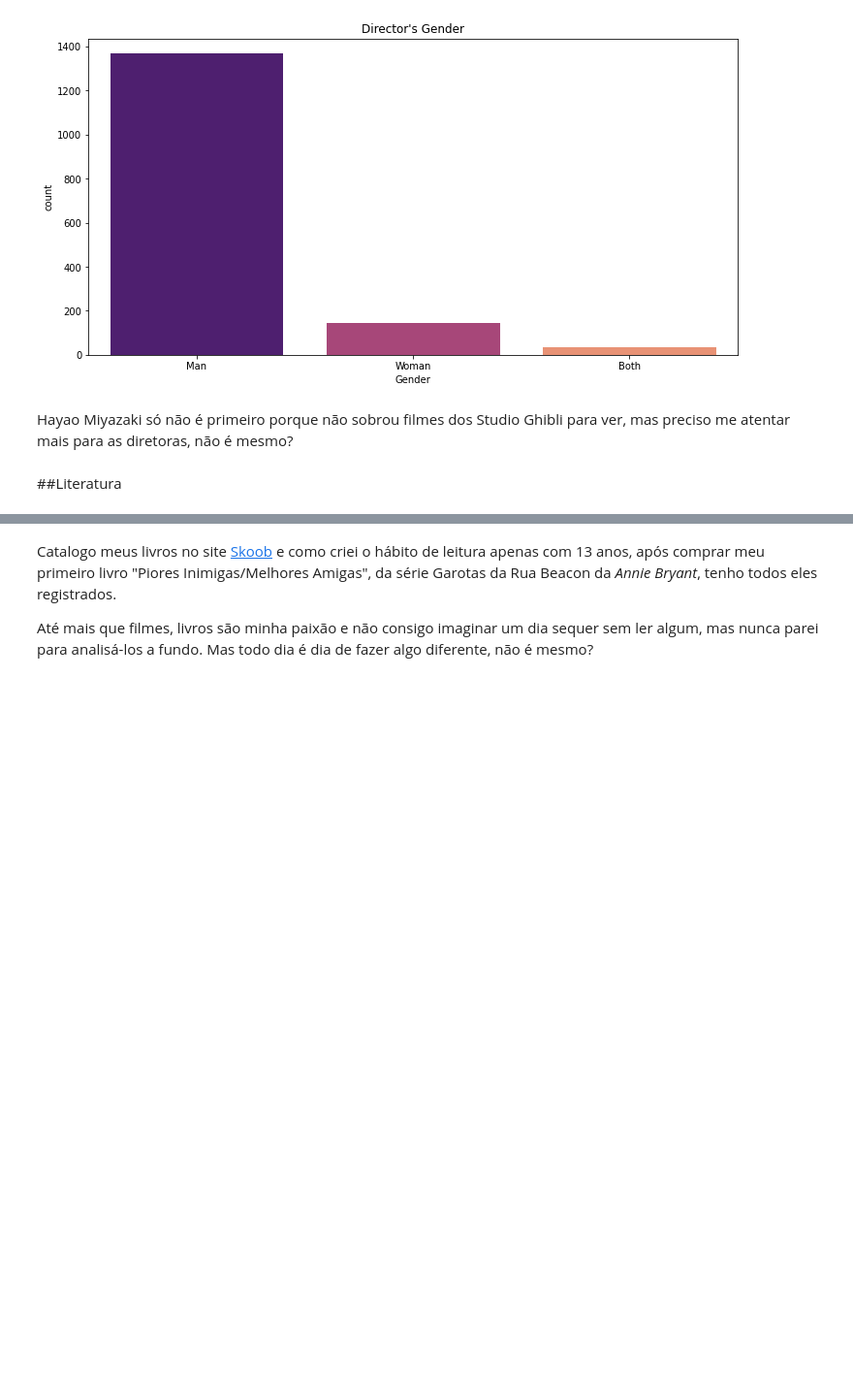
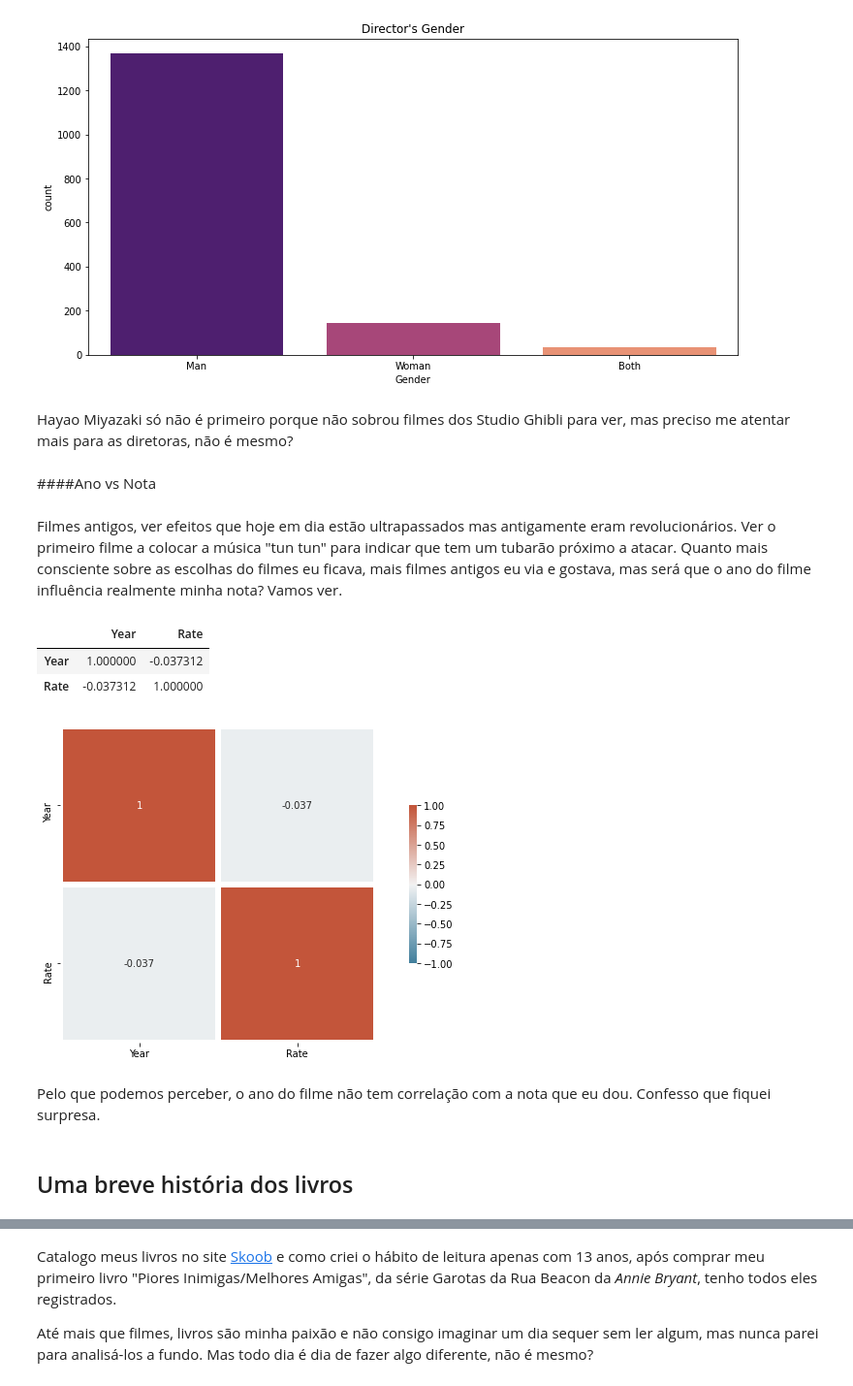
Before and after one commit to fernandarrios/desafio, a Jupyter notebook: Filme_e_Literatura.ipynb, the cells around one changed output, grey strips where cells are left out. Shown at 97% size. Cells and saved outputs as stored; diff of their text form; code cells hidden in the pictures; blank space fills up the shorter version.

```diff
--- a/Filme_e_Literatura.ipynb
+++ b/Filme_e_Literatura.ipynb
@@ -186,8 +193,28 @@ plt.show()
 [figure]
 # %% [markdown]
 Hayao Miyazaki só não é primeiro porque não sobrou filmes dos Studio Ghibli para ver, mas preciso me atentar mais para as diretoras, não é mesmo?
-# %% [markdown]
-##Literatura
+# %% [markdown]
+####Ano vs Nota
+# %% [markdown]
+Filmes antigos, ver efeitos que hoje em dia estão ultrapassados mas antigamente eram revolucionários. Ver o primeiro filme a colocar a música "tun tun" para indicar que tem um tubarão próximo a atacar. Quanto mais consciente sobre as escolhas do filmes eu ficava, mais filmes antigos eu via e gostava, mas será que o ano do filme influência realmente minha nota? Vamos ver.
+# %%
+corr = df_movie.loc[:, 'Year': 'Rate'].corr()
+corr
+# %% [output]
+|  | Year | Rate |
+| Year | 1.000000 | -0.037312 |
+| Rate | -0.037312 | 1.000000 |
+# %%
+plt.figure(figsize=(12,6))
+cmap = sns.diverging_palette(230, 20, as_cmap = True)
+sns.heatmap(corr, cmap=cmap, center=0, vmin=-1, vmax=1, annot=True, square=True, linewidths=5, cbar_kws={'shrink': 0.5})
+plt.show()
+# %% [output]
+[figure, added]
+# %% [markdown]
+Pelo que podemos perceber, o ano do filme não tem correlação com a nota que eu dou. Confesso que fiquei surpresa.
+# %% [markdown]
+## Uma breve história dos livros
 # %% [markdown]
 A história do livro é tão antiga quanto a história da escrita. Desde 6 mil anos atrás já surgiam os primeiros escritos, como o uso do papiro, pergaminho, placas e o formato que perdura até os dias atuais, o códex.
 
```
Also changed, not shown: parts of 11 cells of this notebook.
